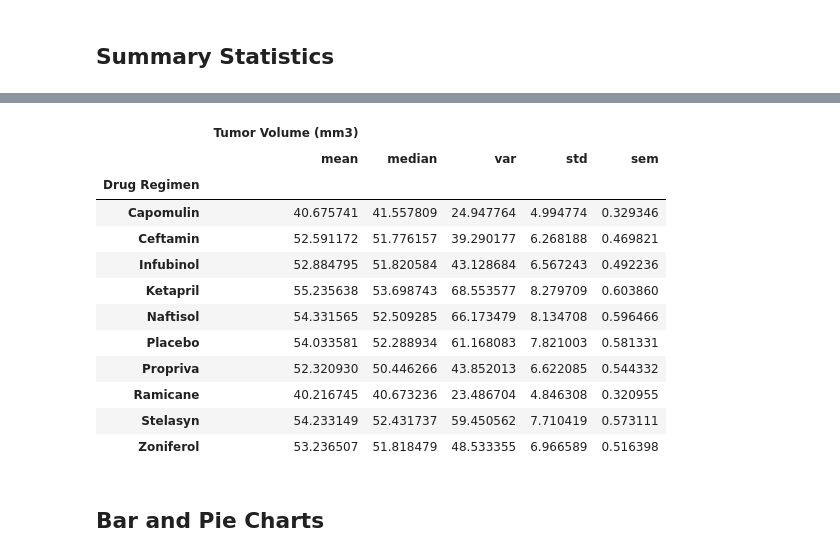
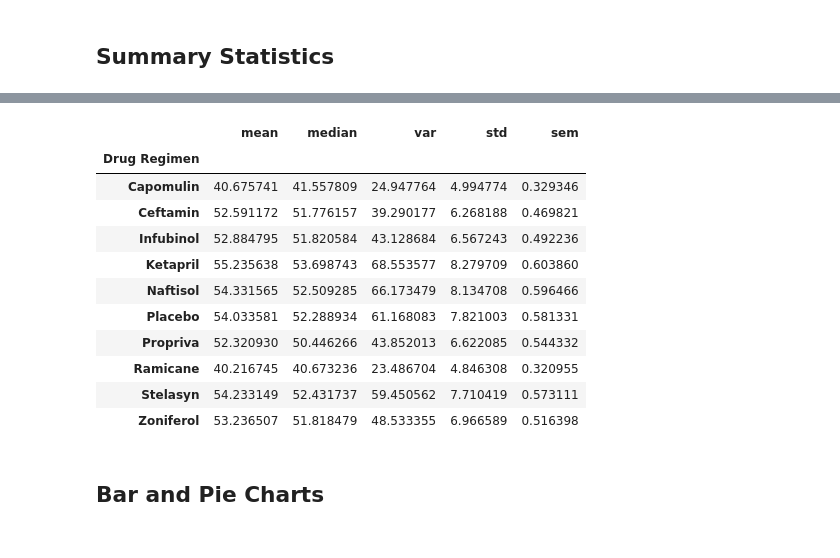
Before and after one commit to lilianag21/Pymaceuticals-Challenge, a Jupyter notebook: Pymaceuticals/pymaceuticals_starter.ipynb, the cells around one changed output, grey strips where cells are left out. Cells and saved outputs as stored; diff of their text form; code cells hidden in the pictures.

```diff
--- a/Pymaceuticals/pymaceuticals_starter.ipynb
+++ b/Pymaceuticals/pymaceuticals_starter.ipynb
@@ -55,6 +75,10 @@ array(['g989'], dtype=object)
 | 1592 | g989 | 35 | 62.570880 | 2 | Propriva | Female | 21 | ... |
 # %%
 # Create a clean DataFrame by dropping the duplicate mouse by its ID.
+
+dropped_mouse = 'g989'
+clean_mice = clean_mice[clean_mice['Mouse ID'] != dropped_mouse]
+clean_mice.head()
 # %% [output]
 |  | Mouse ID | Timepoint | Tumor Volume (mm3) | Metastatic Sites | Drug Regimen | Sex | Age_months | ... |
 | 0 | b128 | 0 | 45.0 | 0 | Capomulin | Female | 9 | ... |
@@ -90,10 +134,14 @@ array(['g989'], dtype=object)
 # %%
 # A more advanced method to generate a summary statistics table of mean, median, variance, standard deviation,
 # and SEM of the tumor volume for each regimen (only one method is required in the solution)
 
 # Using the aggregation method, produce the same summary statistics in a single line
+
+simplified_df = clean_mice.groupby('Drug Regimen')['Tumor Volume (mm3)'].agg(
+    ['mean', 'median', 'var', 'std', 'sem']
+)
+simplified_df.head(100)
 # %% [output]
-|  | Tumor Volume (mm3) |  |  |  |  |
 |  | mean | median | var | std | sem |
 | Drug Regimen |  |  |  |  |  |
 | Capomulin | 40.675741 | 41.557809 | 24.947764 | 4.994774 | 0.329346 |
```
Also changed, not shown: parts of 6 cells of this notebook, 2 other files.
